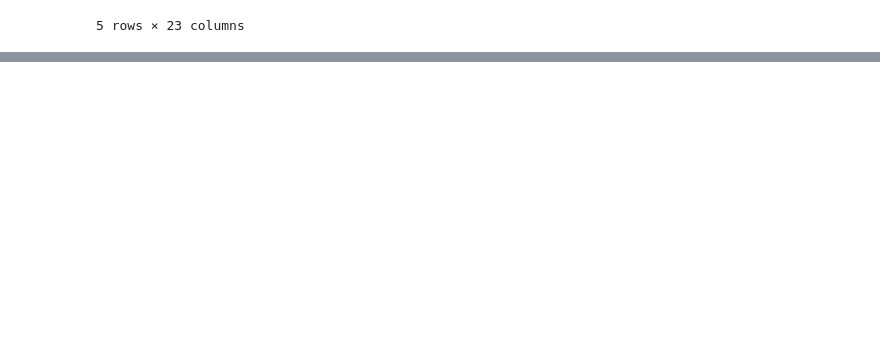
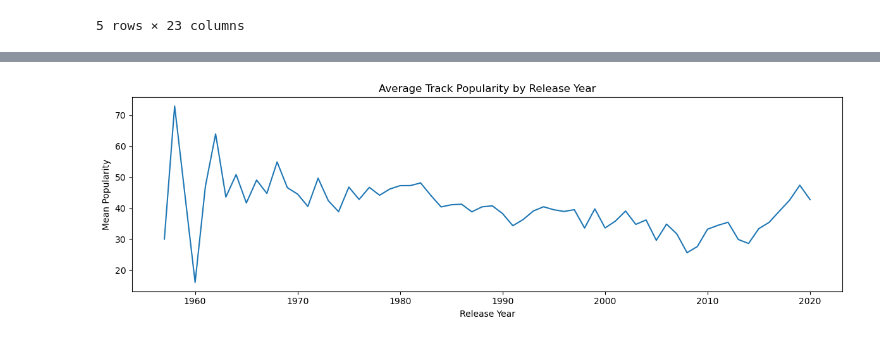
Before and after one commit to Feijoka/Zak_is_a_kitten, a Jupyter notebook: EDA.ipynb, the cells around one changed output, grey strips where cells are left out. Saved outputs shown, nothing was run; the diff lists cells and outputs as text; code cells hidden in the pictures; blank space fills up the shorter version.

```diff
--- a/EDA.ipynb
+++ b/EDA.ipynb
@@ -125,0 +132,16 @@ data.head()
+# %%
+yearly = (
+    data.groupby('release_year')['track_popularity']
+    .mean()
+    .reset_index()
+)
+
+plt.figure(figsize=(12, 4))
+sns.lineplot(data=yearly, x='release_year', y='track_popularity')
+plt.title('Average Track Popularity by Release Year')
+plt.xlabel('Release Year')
+plt.ylabel('Mean Popularity')
+plt.tight_layout()
+plt.show()
+# %% [output]
+[figure, added]
```
Also changed, not shown: parts of 15 cells of this notebook.
